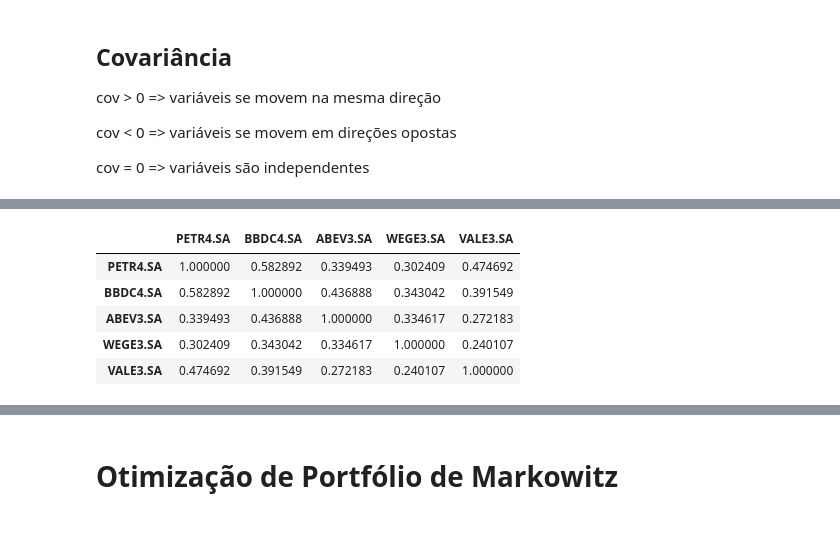
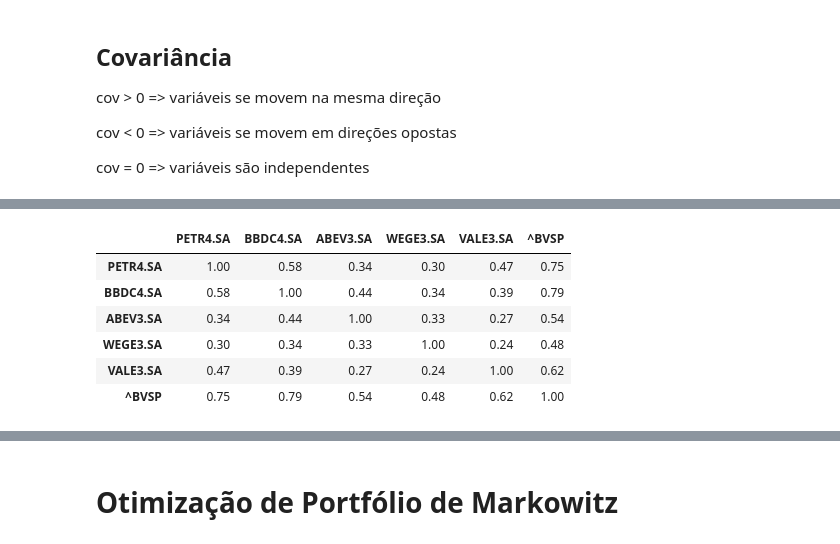
Before and after one commit to TiagoSpiandorello/Analise_de_portfolio_de_acoes, a Jupyter notebook: analise_portfolio.ipynb, the cells around one changed output, grey strips where cells are left out. Cells and saved outputs as stored; diff of their text form; code cells hidden in the pictures.

```diff
--- a/analise_portfolio.ipynb
+++ b/analise_portfolio.ipynb
@@ -386,14 +350,17 @@ corr = -1 => correlação perfeitamente negativa
 corr < 0 => variáveis se movem em direções opostas
 
 corr = 0 => variáveis absolutamente independentes
-# %%
-corr_matrix = retorno.corr()
-corr_matrix
-# %% [output]
-|  | PETR4.SA | BBDC4.SA | ABEV3.SA | WEGE3.SA | VALE3.SA |
-| PETR4.SA | 1.000000 | 0.582892 | 0.339493 | 0.302409 | 0.474692 |
-| BBDC4.SA | 0.582892 | 1.000000 | 0.436888 | 0.343042 | 0.391549 |
-| ABEV3.SA | 0.339493 | 0.436888 | 1.000000 | 0.334617 | 0.272183 |
-| WEGE3.SA | 0.302409 | 0.343042 | 0.334617 | 1.000000 | 0.240107 |
-| VALE3.SA | 0.474692 | 0.391549 | 0.272183 | 0.240107 | 1.000000 |
+# %%
+# Correlação entre o retorno das ações
+
+corr_matrix = retorno_risco.corr()
+corr_matrix.round(2)
+# %% [output]
+|  | PETR4.SA | BBDC4.SA | ABEV3.SA | WEGE3.SA | VALE3.SA | ^BVSP |
+| PETR4.SA | 1.00 | 0.58 | 0.34 | 0.30 | 0.47 | 0.75 |
+| BBDC4.SA | 0.58 | 1.00 | 0.44 | 0.34 | 0.39 | 0.79 |
+| ABEV3.SA | 0.34 | 0.44 | 1.00 | 0.33 | 0.27 | 0.54 |
+| WEGE3.SA | 0.30 | 0.34 | 0.33 | 1.00 | 0.24 | 0.48 |
+| VALE3.SA | 0.47 | 0.39 | 0.27 | 0.24 | 1.00 | 0.62 |
+| ^BVSP | 0.75 | 0.79 | 0.54 | 0.48 | 0.62 | 1.00 |
 # %%
```
Also changed, not shown: parts of 75 cells of this notebook.
